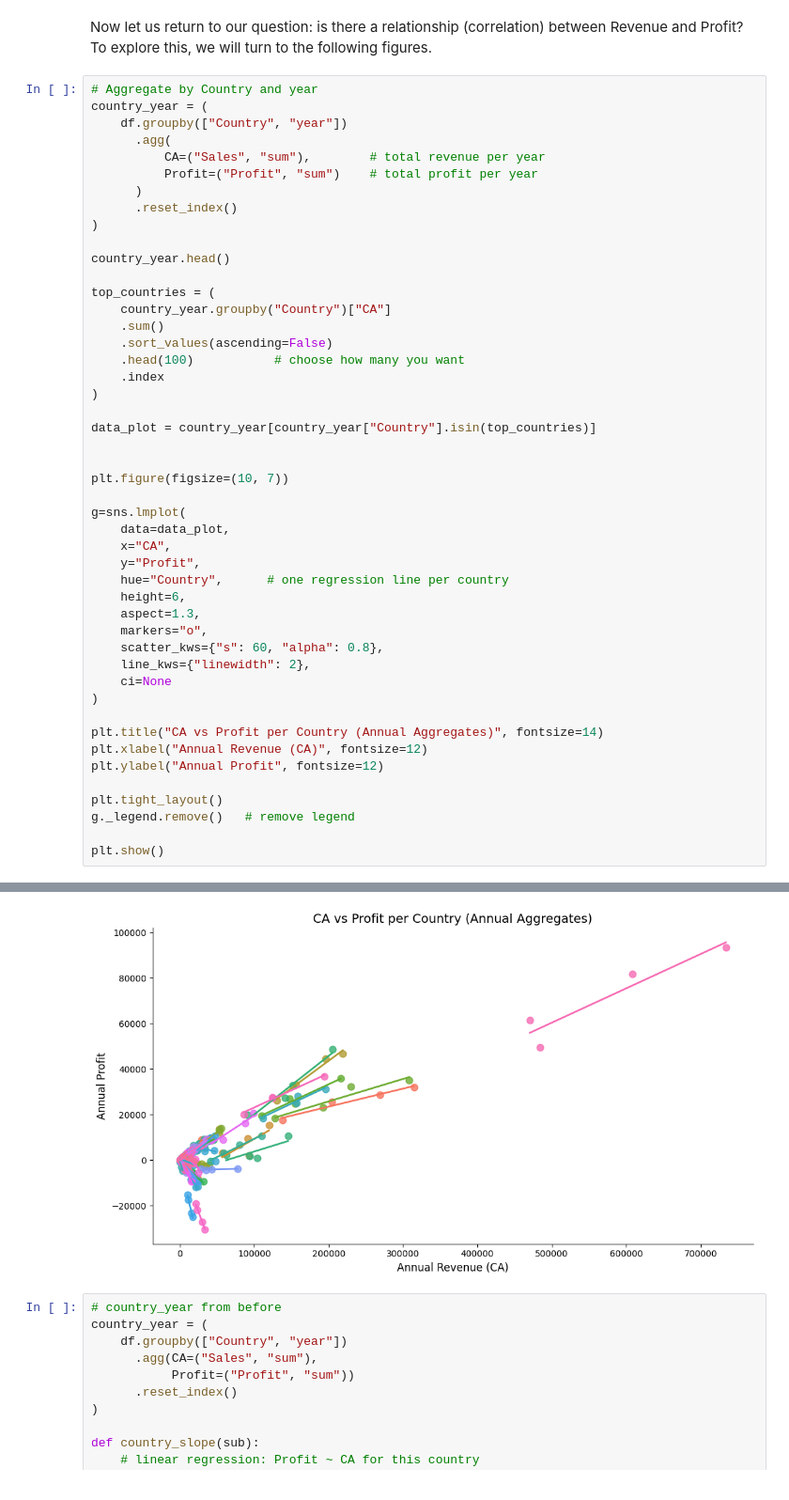
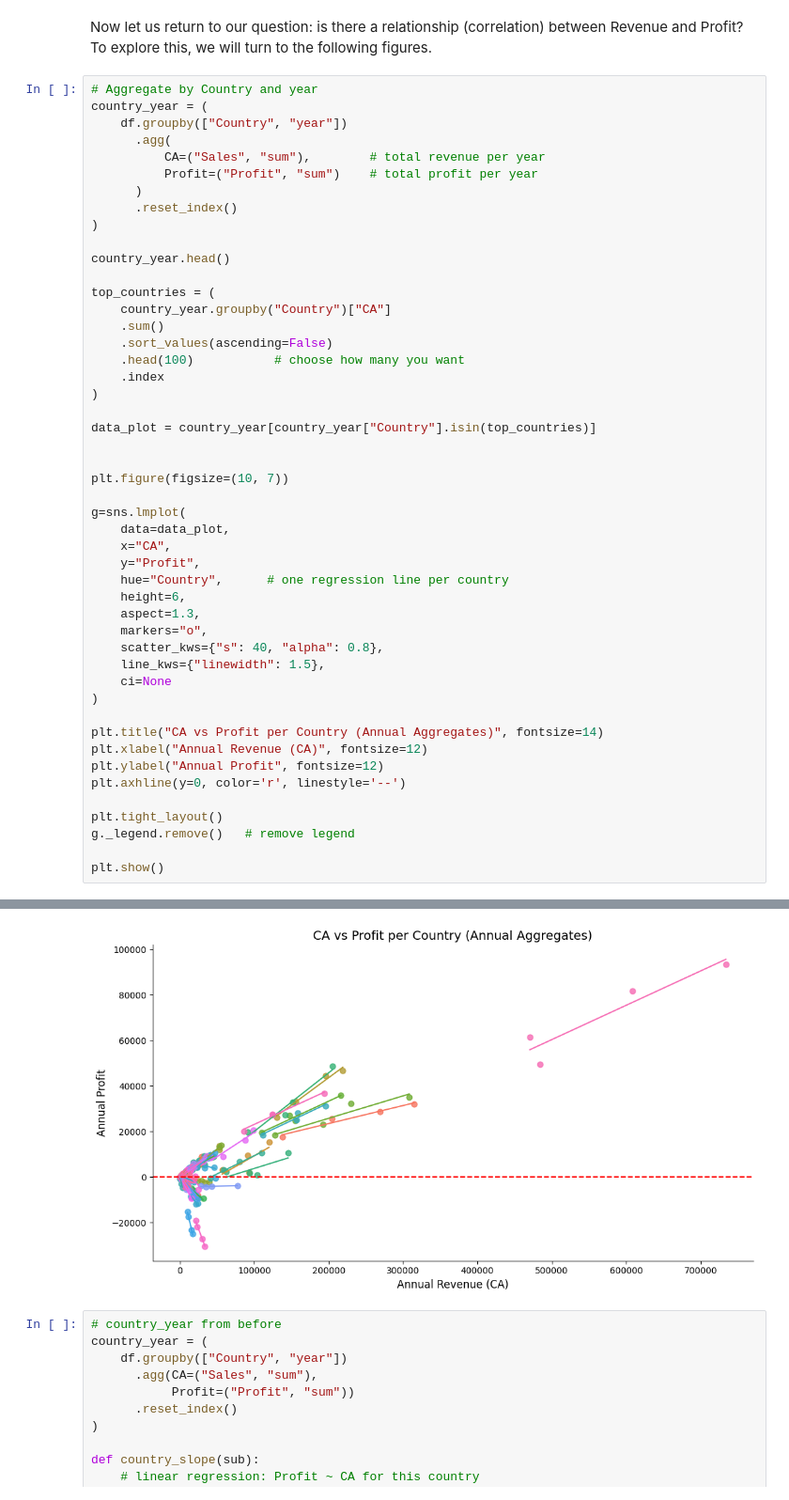
Before and after one commit to anasselbasra/my-first-project-data-analysis-global-superstore, a Jupyter notebook: El Basraoui_Anass.ipynb, the cells around one changed output, grey strips where cells are left out. Shown at 94% size. Cells and saved outputs as stored; diff of their text form.

```diff
--- a/El Basraoui_Anass.ipynb
+++ b/El Basraoui_Anass.ipynb
@@ -440,36 +441,37 @@ top_countries = (
     .head(100)           # choose how many you want
     .index
 )
 
 data_plot = country_year[country_year["Country"].isin(top_countries)]
 
 
 plt.figure(figsize=(10, 7))
 
 g=sns.lmplot(
     data=data_plot,
     x="CA",
     y="Profit",
     hue="Country",      # one regression line per country
     height=6,
     aspect=1.3,
     markers="o",
-    scatter_kws={"s": 60, "alpha": 0.8},
-    line_kws={"linewidth": 2},
+    scatter_kws={"s": 40, "alpha": 0.8},
+    line_kws={"linewidth": 1.5},
     ci=None
 )
 
 plt.title("CA vs Profit per Country (Annual Aggregates)", fontsize=14)
 plt.xlabel("Annual Revenue (CA)", fontsize=12)
 plt.ylabel("Annual Profit", fontsize=12)
+plt.axhline(y=0, color='r', linestyle='--')
 
 plt.tight_layout()
 g._legend.remove()   # remove legend
 
 plt.show()
 # %% [output]
 <Figure size 1000x700 with 0 Axes>
-[figure, old version]
+[figure, new version]
 # %%
 # country_year from before
 country_year = (
```
Also changed, not shown: parts of 24 cells of this notebook.
